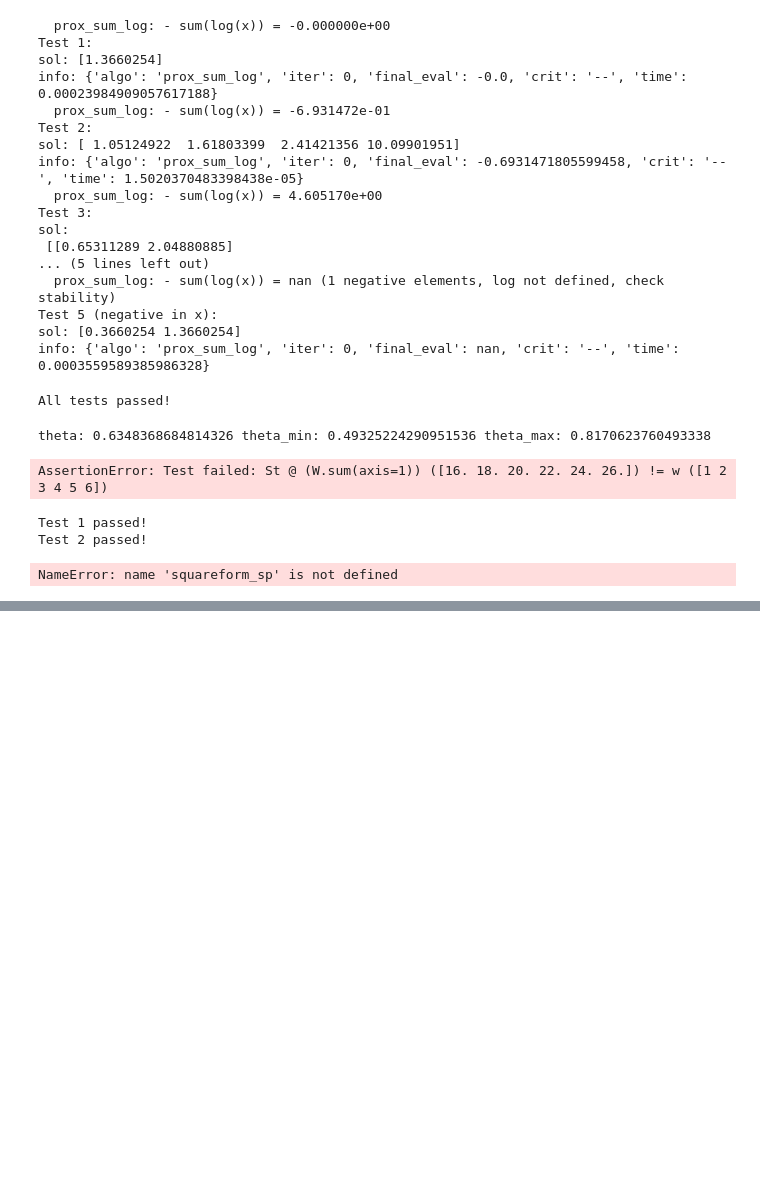
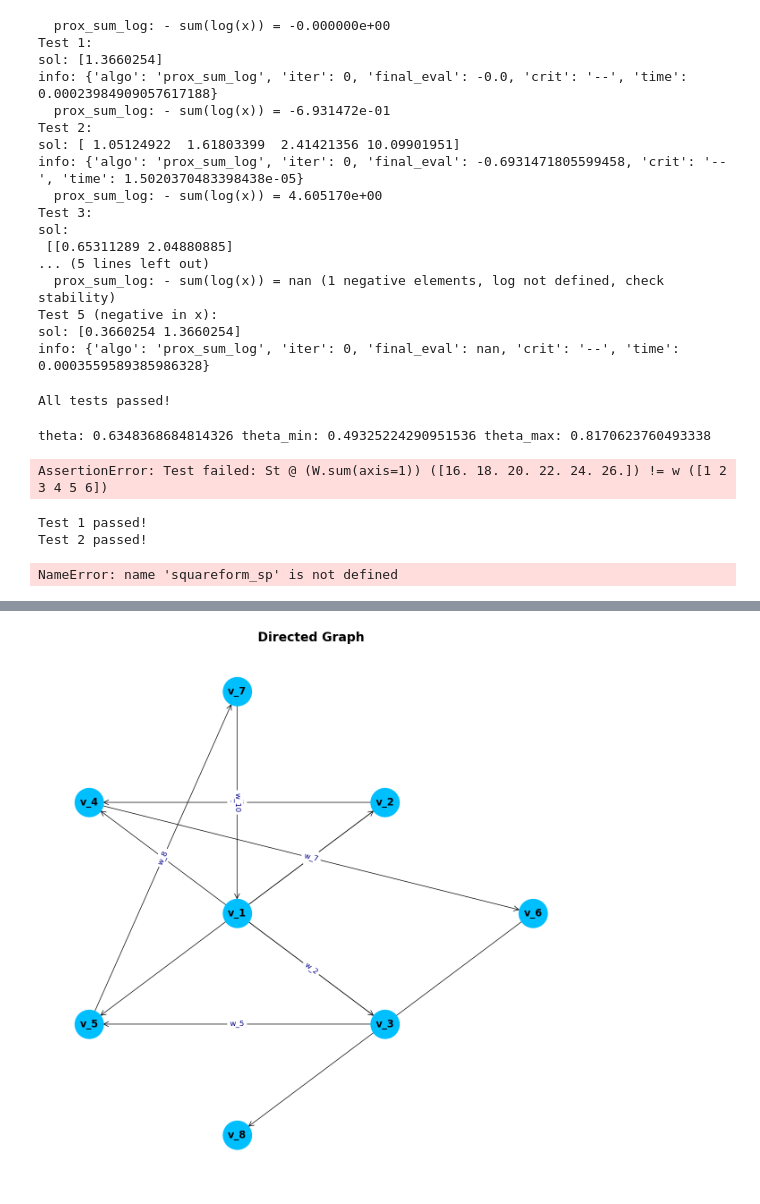
Before and after one commit to Pdawgie/PyAWGLMM, a Jupyter notebook: Smooth_AWGLMM/notebooks/tests_utils.ipynb, the cells around one changed output, grey strips where cells are left out. Saved outputs shown, nothing was run; the diff lists cells and outputs as text; code cells hidden in the pictures; blank space fills up the shorter version.

```diff
--- a/Smooth_AWGLMM/notebooks/tests_utils.ipynb
+++ b/Smooth_AWGLMM/notebooks/tests_utils.ipynb
@@ -2911,0 +3031,72 @@ NameError: name 'squareform_sp' is not defined
+# %%
+import networkx as nx
+import matplotlib.pyplot as plt
+import numpy as np
+
+def visualize_directed_graph():
+    # Define the graph (directed)
+    G = nx.DiGraph()
+
+    # Add nodes
+    nodes = ["v_1", "v_2", "v_3", "v_4", "v_5", "v_6", "v_7", "v_8"]
+    G.add_nodes_from(nodes)
+
+    # Add edges (directed links)
+    edges = [
+        ("v_1", "v_2"), ("v_1", "v_3"), ("v_2", "v_4"), ("v_3", "v_5"),
+        ("v_4", "v_6"), ("v_5", "v_7"), ("v_6", "v_8"), ("v_7", "v_1"),
+        ("v_2", "v_5"), ("v_3", "v_4")
+    ]
+    G.add_edges_from(edges)
+
+    # Define positions for a star-shaped layout
+    pos = {
+        "v_1": (0, 0),  # Center node
+        "v_2": (1, 1),
+        "v_3": (1, -1),
+        "v_4": (-1, 1),
+        "v_5": (-1, -1),
+        "v_6": (2, 0),
+        "v_7": (0, 2),
+        "v_8": (0, -2)
+    }
+
+    # Create a figure
+    plt.figure(figsize=(12, 12))
+
+    # Draw the graph with customizations
+    nx.draw(
+        G,
+        pos,
+        with_labels=True,
+        node_color="deepskyblue",
+        edge_color="black",
+        node_size=2000,
+        font_size=16,
+        font_weight="bold",
+        linewidths=2.5,
+        arrowsize=20,
+        arrowstyle="->"
+    )
+
+    # Draw edge labels with weights (w_i format)
+    edge_labels = {
+        (u, v): f"w_{list(G.edges).index((u, v)) + 1}"
+        for u, v in G.edges
+    }
+    nx.draw_networkx_edge_labels(G, pos, edge_labels=edge_labels, font_size=12, font_color="darkblue")
+
+    # Set the title and adjust margins
+    plt.title("Directed Graph", fontsize=20, fontweight="bold")
+    plt.tight_layout()
+
+    # Save the figure as a high-resolution image (suitable for academic papers)
+    # plt.savefig("star_directed_graph.png", dpi=300, bbox_inches="tight")
+
+    # Display the graph
+    plt.show()
+
+# Run the visualization function
+visualize_directed_graph()
+# %% [output]
+[figure, added]
```
Also changed, not shown: parts of 8 cells of this notebook, 7 other files.
